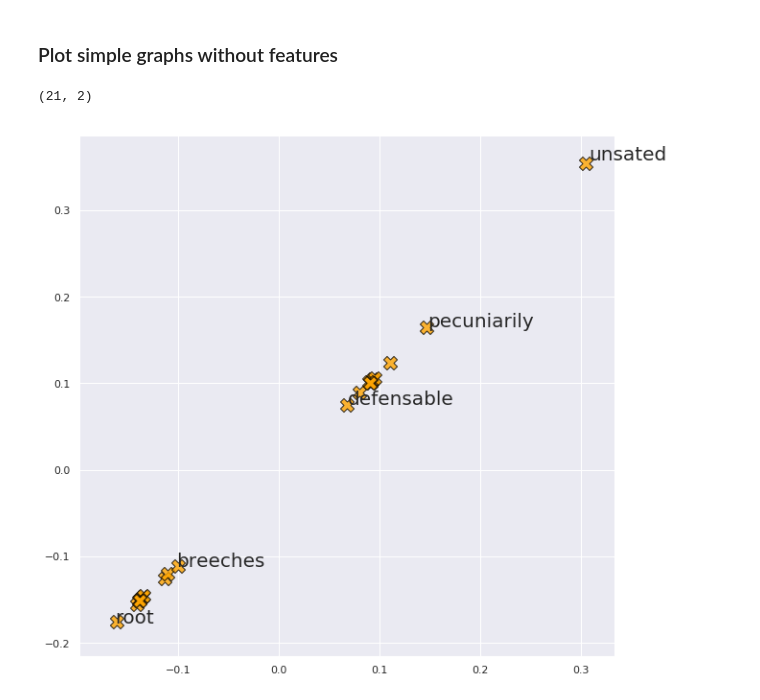
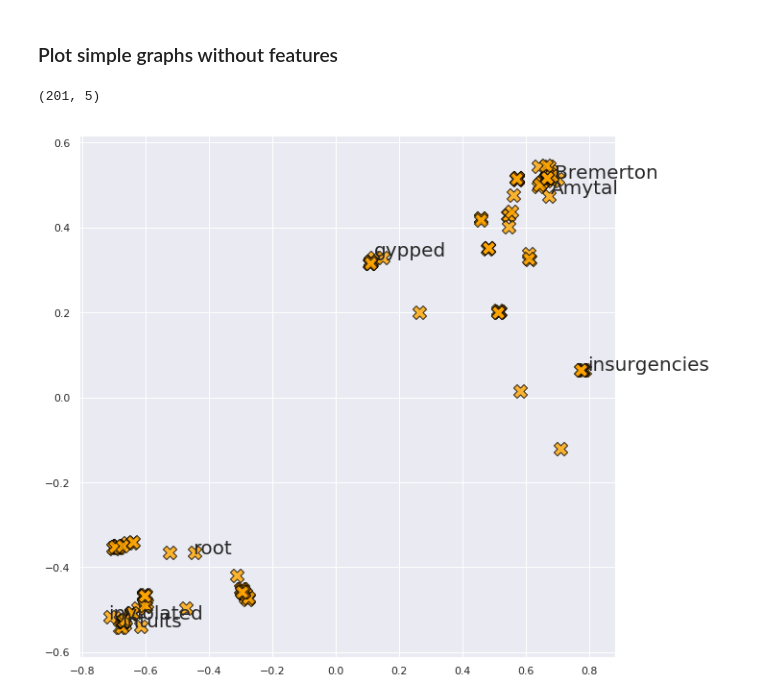
Before and after one commit to gmmarconi/poincare-embeddings, a Jupyter notebook: notebooks/Plot embedding.ipynb, the cells around one changed output. Saved outputs shown, nothing was run; the diff lists cells and outputs as text; code cells hidden in the pictures.

```diff
--- a/notebooks/Plot embedding.ipynb
+++ b/notebooks/Plot embedding.ipynb
@@ -83,27 +60,27 @@ TypeError: string indices must be integers
 # %%
 model = th.load('../data/synth_simple.pth')
 embed = model['model']['lt.weight'].numpy()
 print(embed.shape)
 colors = np.zeros(len(model['objects']))
 plt.figure(figsize=(10,10))
 ax = plt.gca()
 for idx in range(len(colors)):
-    x = embed[idx,0]
-    y = embed[idx,1]
+    x = embed[idx,2]
+    y = embed[idx,4]
 
     fsize = 20
     size = 200
     displacement = 1.01
     marker = 'X'
     color = 'orange'
 
     ax.scatter(x=x, y=y, c=color, alpha=0.8, s=size, edgecolor='black', marker=marker)
-    rootest = ['root', 'pecuniarily', 'defensable', 'breeches', 'unsated', 'disagereements', 'japanesey'] #, 'foliar', , 62, 63, 96, 53]
+    rootest = ['root', 'adriatic', 'intuits', 'Amytal', 'inviolated', 'Bremerton', 'gypped', 'insurgencies'] #, 'foliar', , 62, 63, 96, 53]
     if model['objects'][idx] in rootest:
         plt.text(x * ( displacement), y * ( displacement) , model['objects'][idx], fontsize=fsize)
 
 #ax.add_artist(plt.Circle((0,0), 1, color='Blue',fill=False))
 plt.show()
 # %% [output]
-(21, 2)
+(201, 5)
-[figure, old version]
+[figure, new version]
```
Also changed, not shown: parts of 3 cells of this notebook, 5 other files.
